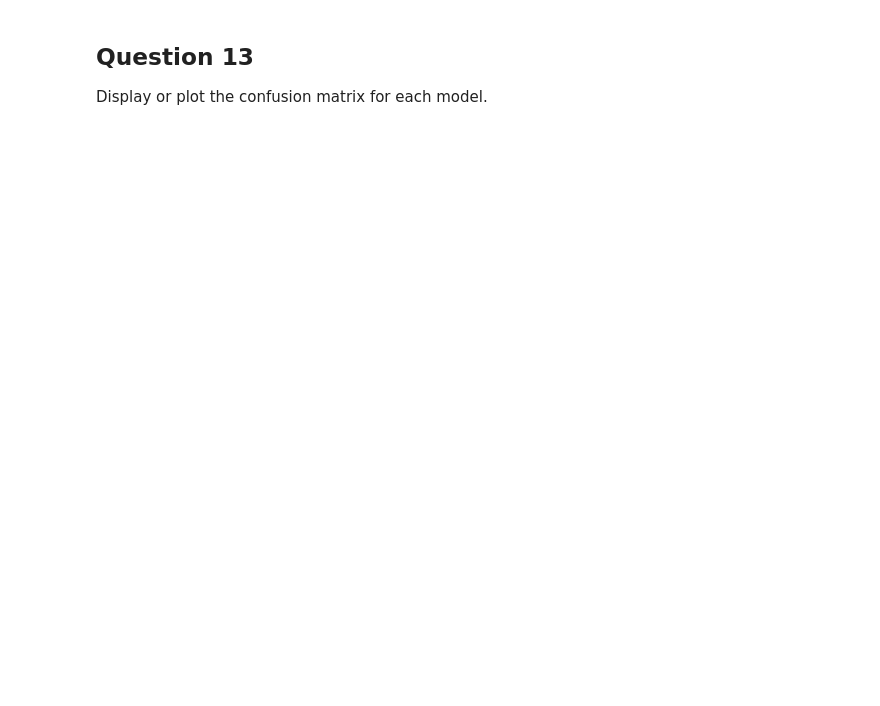
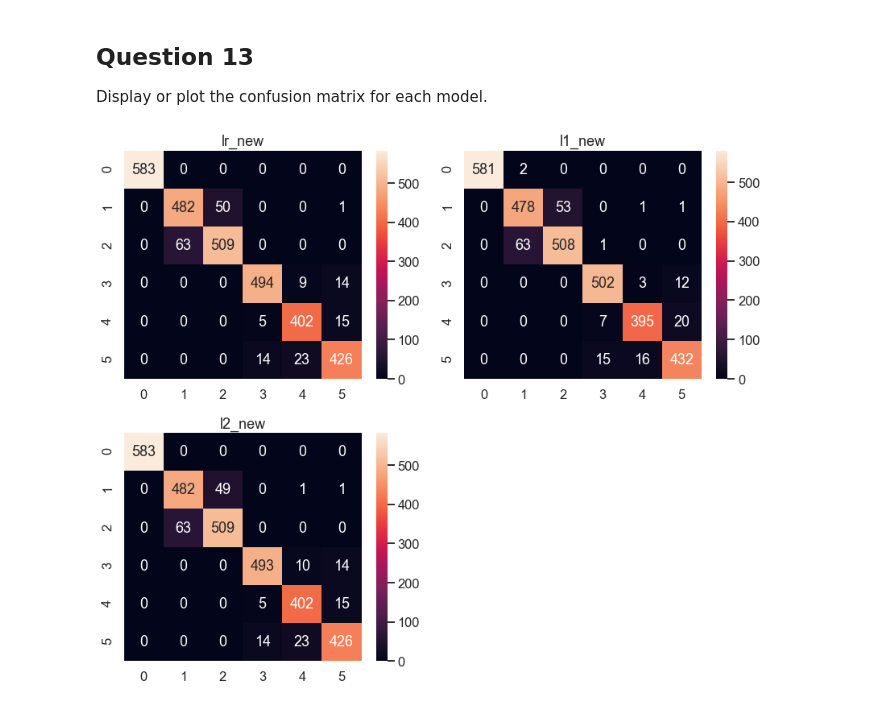
Before and after one commit to BulgarelliM/Computational-Intelligence, a Jupyter notebook: Reg_Bias-Variancia_Erro/Regressao_Logistica_V2_ava.ipynb, the cells around one changed output. Cells and saved outputs as stored; diff of their text form; code cells hidden in the pictures; blank space fills up the shorter version.

```diff
--- a/Reg_Bias-Variancia_Erro/Regressao_Logistica_V2_ava.ipynb
+++ b/Reg_Bias-Variancia_Erro/Regressao_Logistica_V2_ava.ipynb
@@ -638,2 +720,31 @@ Decide how to combine the multi-class metrics into a single value for each model
+# %%
+# Calculate the error metrics as listed above
+# Utilizamos as funcoes fornecidas anteriormente para isso
+
+metrics_new = list()
+cm_new = dict()
+
+for lab in coeff_labels_new:
+
+    # Preciision, recall, f-score from the multi-class support function
+    precision_new, recall_new, fscore_new, _ = score(y_test_new, y_pred_new[lab], average='weighted')
+
+    # The usual way to calculate accuracy
+    accuracy_new = accuracy_score(y_test_new, y_pred_new[lab])
+
+    # ROC-AUC scores can be calculated by binarizing the data
+    auc_new = roc_auc_score(label_binarize(y_test_new, classes=[0,1,2,3,4,5]),
+              label_binarize(y_pred_new[lab], classes=[0,1,2,3,4,5]),
+              average='weighted')
+
+    # Last, the confusion matrix
+    cm_new[lab] = confusion_matrix(y_test_new, y_pred_new[lab])
+
+    metrics_new.append(pd.Series({'precision':precision_new, 'recall':recall_new,
+                              'fscore':fscore_new, 'accuracy':accuracy_new,
+                              'auc':auc_new},
+                             name=lab))
+
+metrics_new = pd.concat(metrics_new, axis=1)
 # %%
 #Run the metrics
@@ -645,0 +764,16 @@ Display or plot the confusion matrix for each model.
+# %%
+#plot the confusion matrix
+# Utilizamos as funcoes fornecidas anteriormente para isso
+fig, axList = plt.subplots(nrows=2, ncols=2)
+axList = axList.flatten()
+fig.set_size_inches(12, 10)
+
+axList[-1].axis('off')
+
+for ax,lab in zip(axList[:-1], coeff_labels_new):
+    sns.heatmap(cm_new[lab], ax=ax, annot=True, fmt='d')
+    ax.set(title=lab);
+
+plt.tight_layout()
+# %% [output]
+[figure, added]
```
Also changed, not shown: parts of 26 cells of this notebook, 4 other files.
